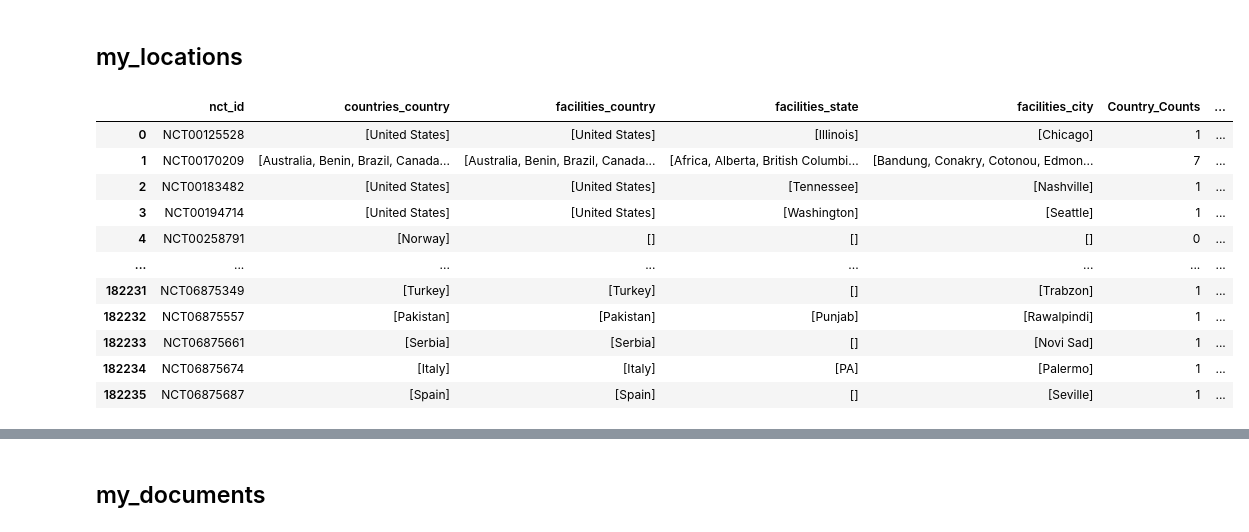
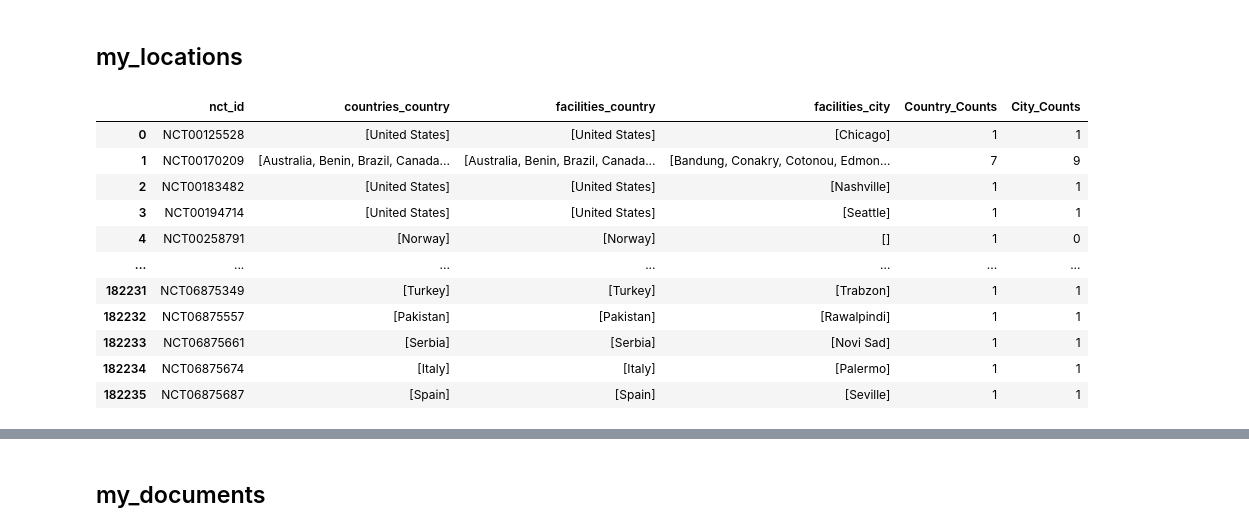
Before and after one commit to AndreouEugenia/Thesis, a Jupyter notebook: Thesis_SQL.ipynb, the cells around one changed output, grey strips where cells are left out. Cells and saved outputs as stored; diff of their text form; code cells hidden in the pictures.

```diff
--- a/Thesis_SQL.ipynb
+++ b/Thesis_SQL.ipynb
@@ -583,9 +858,9 @@ ORDER BY
     reported_event_totals.event_type;
 """
 
-with engine.connect() as conn:
+"""with engine.connect() as conn:
     conn.execute(text(create_table_sql))
-    conn.commit()
+    conn.commit()"""
 
 # drop_withdrawals.reason as withrawals_reason,
 # drop_withdrawals.count as withrawals_count,
@@ -720,10 +1024,9 @@ ORDER BY studies.nct_id;
 
 """
 
-with engine.connect() as conn:
+"""with engine.connect() as conn:
     conn.execute(text(create_table_sql))
-    conn.commit()
-
+    conn.commit()"""
 
 my_designs = pd.read_sql("select * from ctgov.my_designs;", con = engine)
 
@@ -764,9 +1081,9 @@ ORDER BY studies.nct_id;
 # eligibilities.minimum_age,
 # eligibilities.maximum_age,
 
-with engine.connect() as conn:
+"""with engine.connect() as conn:
     conn.execute(text(create_table_sql))
-    conn.commit()
+    conn.commit()"""
 
 
 my_eligibilities = pd.read_sql("select * from ctgov.my_eligibilities;", con = engine)
@@ -802,9 +1133,9 @@ ORDER BY
 
 """
 
-with engine.connect() as conn:
+"""with engine.connect() as conn:
     conn.execute(text(create_table_sql))
-    conn.commit()
+    conn.commit()"""
 
 my_outcomes = pd.read_sql("select * from ctgov.my_outcomes;", con = engine)
 my_outcomes = my_outcomes.groupby("nct_id")["outcome_type"].agg(lambda x: sorted(set(i for i in x if i is not None))).reset_index()
@@ -820,62 +1165,88 @@ SELECT DISTINCT ON (
     studies.nct_id,
     countries.name,
     facilities.country,
-    facilities.state,
     facilities.city
 )
     studies.nct_id,
     countries.name AS countries_country,
     facilities.country AS facilities_country,
-    facilities.state AS facilities_state,
     facilities.city AS facilities_city
 
 FROM ctgov.studies
 LEFT JOIN ctgov.facilities
     ON studies.nct_id = facilities.nct_id
 LEFT JOIN ctgov.countries
     ON studies.nct_id = countries.nct_id
 WHERE TO_CHAR(studies.start_date, 'YYYY-MM') >= '2011-01'
   AND studies.study_type = 'INTERVENTIONAL'
   AND studies.overall_status IN ('COMPLETED', 'WITHDRAWN', 'TERMINATED')
 ORDER BY
     studies.nct_id,
     countries.name,
     facilities.country,
-    facilities.state,
     facilities.city;
 
 """
-
+# facilities.state,
+"""
 with engine.connect() as conn:
     conn.execute(text(create_table_sql))
     conn.commit()
-
+"""
 
 my_locations = pd.read_sql("select * from ctgov.my_locations;", con = engine)
-my_locations["facilities_country"] = my_locations["facilities_country"].replace('Korea, Republic of', 'South Korea')  # replace Korea with South korea, as North Korea is isolated and not posting to worldwide sites.
+
+# Fix Country names based on geoDict used in Thesis_Data File
+country_map = {
+    'Korea, Republic of': 'South Korea',
+    'Iran, Islamic Republic of': 'Iran',
+    'Syrian Arab Republic': 'Syria',
+    'Russian Federation': 'Russia',
+    'Czech Republic': 'Czechia',
+    'Moldova, Republic of': 'Moldova',
+    'Palestinian Territory, occupied': 'Palestinian Territory',
+    'Palestinian Territories, Occupied': 'Palestinian Territory',
+    "Lao People's Democratic Republic": 'Laos',
+    'Libyan Arab Jamahiriya': 'Libya',
+    'Macedonia, The Former Yugoslav Republic of': 'North Macedonia',
+    'Brunei Darussalam': 'Brunei',
+    'Federated States of Micronesia': 'Micronesia',
+    'Réunion': 'Reunion',
+    'Congo, The Democratic Republic of the': 'Republic of the Congo',
+    'Congo': 'Republic of the Congo',
+    'Timor-Leste': 'Timor Leste'
+}
+# countries_country
+my_locations['countries_country'] = my_locations['countries_country'].apply(
+    lambda x: [country_map.get(x[0], x[0])] if isinstance(x, list) and len(x) == 1 else x)
+# facilities_country
+my_locations['facilities_country'] = my_locations['facilities_country'].apply(
+    lambda x: [country_map.get(x[0], x[0])] if isinstance(x, list) and len(x) == 1 else x)
 
 my_locations = my_locations.groupby("nct_id").agg({
     "countries_country": lambda x: sorted(set(i for i in x if pd.notnull(i))),
     "facilities_country": lambda x: sorted(set(i for i in x if pd.notnull(i))),
-    "facilities_state": lambda x: sorted(set(i for i in x if pd.notnull(i))),
     "facilities_city": lambda x: sorted(set(i for i in x if pd.notnull(i)))
 }).reset_index()
 
+# Fix missing facilities County --> Most cases both columns are the same
+constr = (my_locations['countries_country'] != my_locations['facilities_country']) &\
+      (my_locations['facilities_country'].apply(lambda x: len(x) == 0))
+my_locations.loc[constr, 'facilities_country'] = my_locations.loc[constr, 'countries_country']
+
 my_locations["Country_Counts"] = my_locations["facilities_country"].apply(lambda x: len(x))
-my_locations["State_Counts"] = my_locations["facilities_state"].apply(lambda x: len(x))
 my_locations["City_Counts"] = my_locations["facilities_city"].apply(lambda x: len(x))
-
 my_locations
 # %% [output]
-|  | nct_id | countries_country | facilities_country | facilities_state | facilities_city | Country_Counts | ... |
-| 0 | NCT00125528 | [United States] | [United States] | [Illinois] | [Chicago] | 1 | ... |
-| 1 | NCT00170209 | [Australia, Benin, Brazil, Canada... | [Australia, Benin, Brazil, Canada... | [Africa, Alberta, British Columbi... | [Bandung, Conakry, Cotonou, Edmon... | 7 | ... |
-| 2 | NCT00183482 | [United States] | [United States] | [Tennessee] | [Nashville] | 1 | ... |
-| 3 | NCT00194714 | [United States] | [United States] | [Washington] | [Seattle] | 1 | ... |
-| 4 | NCT00258791 | [Norway] | [] | [] | [] | 0 | ... |
-| ... | ... | ... | ... | ... | ... | ... | ... |
-| 182231 | NCT06875349 | [Turkey] | [Turkey] | [] | [Trabzon] | 1 | ... |
-| 182232 | NCT06875557 | [Pakistan] | [Pakistan] | [Punjab] | [Rawalpindi] | 1 | ... |
-| 182233 | NCT06875661 | [Serbia] | [Serbia] | [] | [Novi Sad] | 1 | ... |
-| 182234 | NCT06875674 | [Italy] | [Italy] | [PA] | [Palermo] | 1 | ... |
-| 182235 | NCT06875687 | [Spain] | [Spain] | [] | [Seville] | 1 | ... |
+|  | nct_id | countries_country | facilities_country | facilities_city | Country_Counts | City_Counts |
+| 0 | NCT00125528 | [United States] | [United States] | [Chicago] | 1 | 1 |
+| 1 | NCT00170209 | [Australia, Benin, Brazil, Canada... | [Australia, Benin, Brazil, Canada... | [Bandung, Conakry, Cotonou, Edmon... | 7 | 9 |
+| 2 | NCT00183482 | [United States] | [United States] | [Nashville] | 1 | 1 |
+| 3 | NCT00194714 | [United States] | [United States] | [Seattle] | 1 | 1 |
+| 4 | NCT00258791 | [Norway] | [Norway] | [] | 1 | 0 |
+| ... | ... | ... | ... | ... | ... | ... |
+| 182231 | NCT06875349 | [Turkey] | [Turkey] | [Trabzon] | 1 | 1 |
+| 182232 | NCT06875557 | [Pakistan] | [Pakistan] | [Rawalpindi] | 1 | 1 |
+| 182233 | NCT06875661 | [Serbia] | [Serbia] | [Novi Sad] | 1 | 1 |
+| 182234 | NCT06875674 | [Italy] | [Italy] | [Palermo] | 1 | 1 |
+| 182235 | NCT06875687 | [Spain] | [Spain] | [Seville] | 1 | 1 |
```
Also changed, not shown: parts of 37 cells of this notebook, 2 other files.
